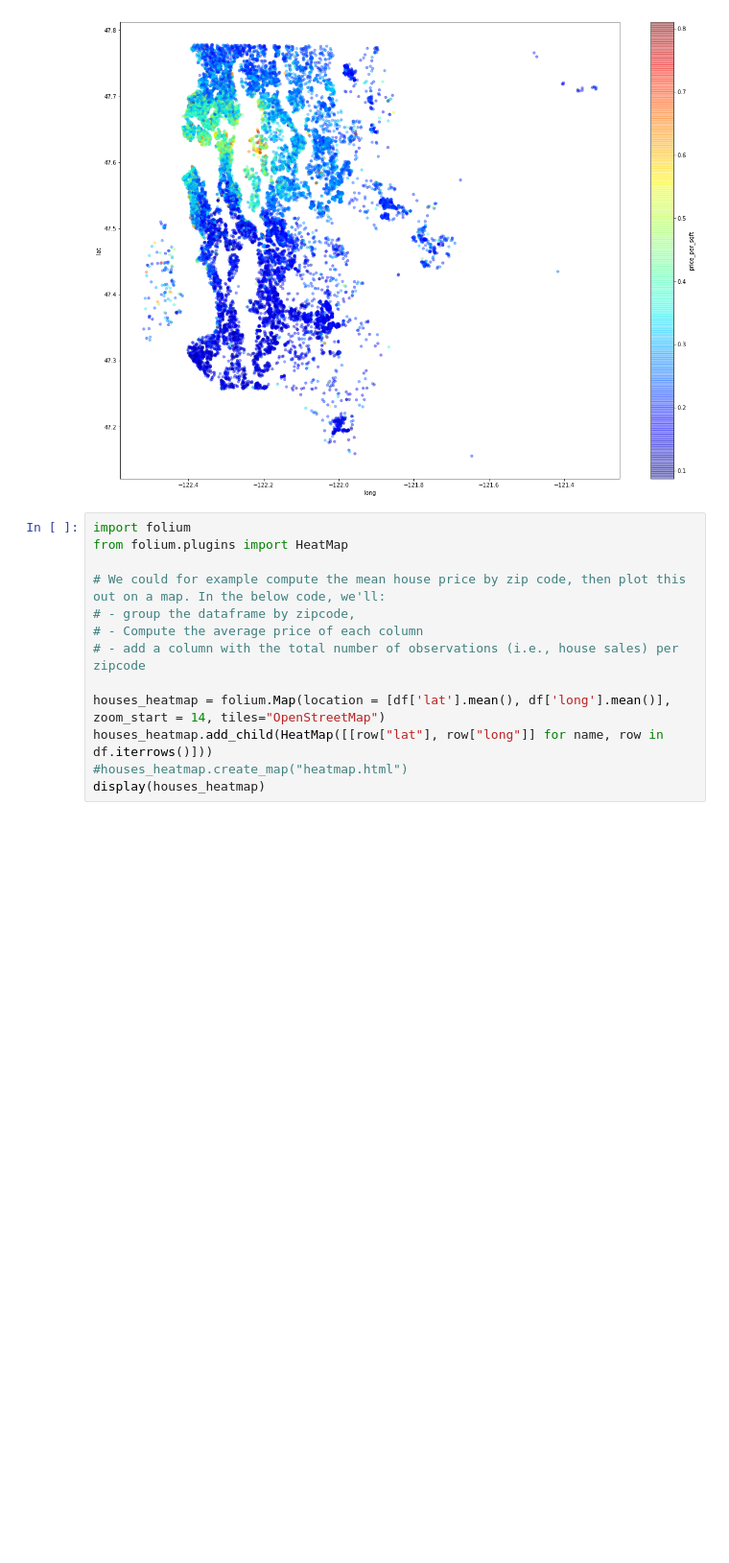
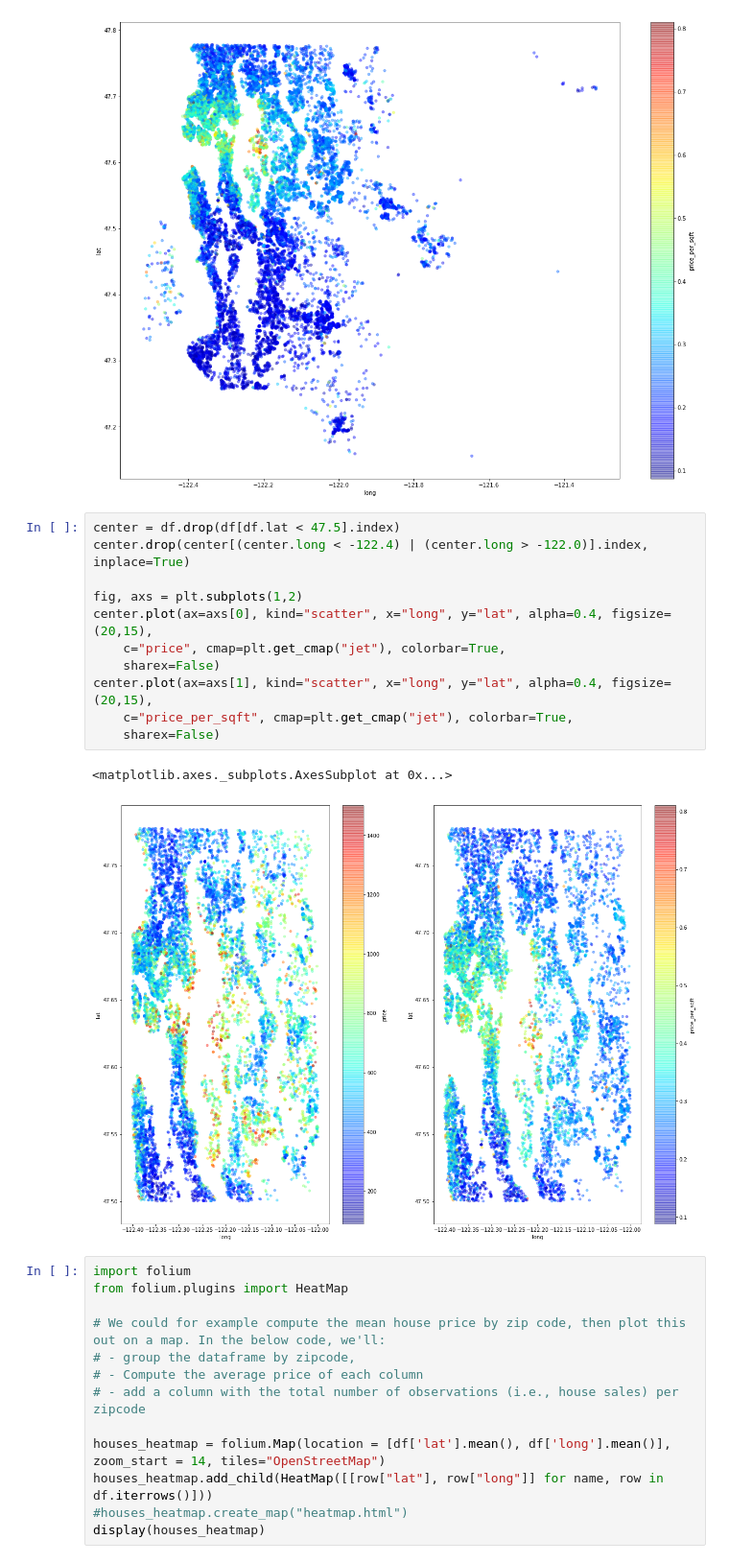
Before and after one commit to mwacc/dataplay, a Jupyter notebook: Seattle exploration.ipynb, the cells around one changed output. Shown at 96% size. Cells and saved outputs as stored; diff of their text form; blank space fills up the shorter version.

Commit message:
add city center map

```diff
--- a/Seattle exploration.ipynb
+++ b/Seattle exploration.ipynb
@@ -125,6 +125,20 @@ df.plot(kind="scatter", x="long", y="lat", alpha=0.4, figsize=(20,15),
 # %% [output]
 <matplotlib.axes._subplots.AxesSubplot at 0x...>
 [figure]
+# %%
+center = df.drop(df[df.lat < 47.5].index)
+center.drop(center[(center.long < -122.4) | (center.long > -122.0)].index, inplace=True)
+
+fig, axs = plt.subplots(1,2)
+center.plot(ax=axs[0], kind="scatter", x="long", y="lat", alpha=0.4, figsize=(20,15),
+    c="price", cmap=plt.get_cmap("jet"), colorbar=True,
+    sharex=False)
+center.plot(ax=axs[1], kind="scatter", x="long", y="lat", alpha=0.4, figsize=(20,15),
+    c="price_per_sqft", cmap=plt.get_cmap("jet"), colorbar=True,
+    sharex=False)
+# %% [output]
+<matplotlib.axes._subplots.AxesSubplot at 0x...>
+[figure, added]
 # %%
 import folium
 from folium.plugins import HeatMap
```
